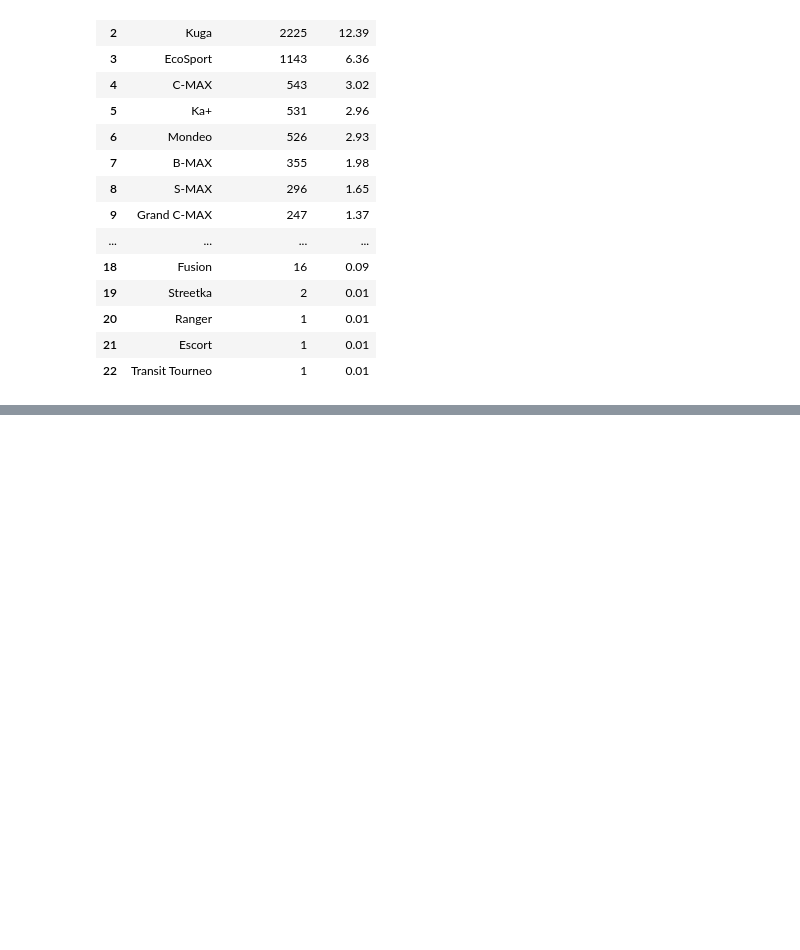
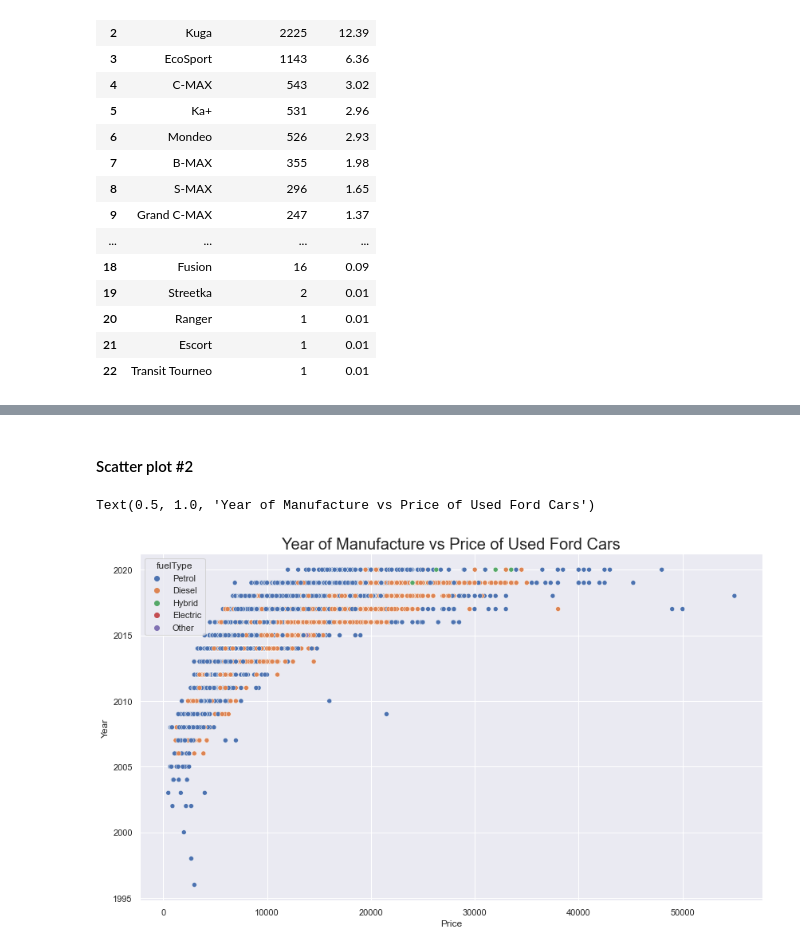
Before and after one commit to st0rmw1nd/ford_used_car_analysis, a Jupyter notebook: ford_used_car_analysis.ipynb, the cells around one changed output, grey strips where cells are left out. Drawn from its saved outputs; the diff is of its cells as text; code cells hidden in the pictures; blank space fills up the shorter version.

```diff
--- a/ford_used_car_analysis.ipynb
+++ b/ford_used_car_analysis.ipynb
@@ -166,0 +188,21 @@ plt.show()
+# %% [markdown]
+#### Scatter plot #2
+# %%
+sns.set_theme(color_codes = True)
+
+# Initialize the figure
+f, ax = plt.subplots(figsize = (14, 8))
+
+# Plot
+sns.scatterplot(data = dF,
+                y = "year",
+                x = "price",
+                hue = "fuelType")
+
+# Labels & title
+plt.xlabel("Price")
+plt.ylabel("Year")
+plt.title("Year of Manufacture vs Price of Used Ford Cars", fontsize = 20)
+# %% [output]
+Text(0.5, 1.0, 'Year of Manufacture vs Price of Used Ford Cars')
+[figure, added]
```
Also changed, not shown: parts of 13 cells of this notebook.
